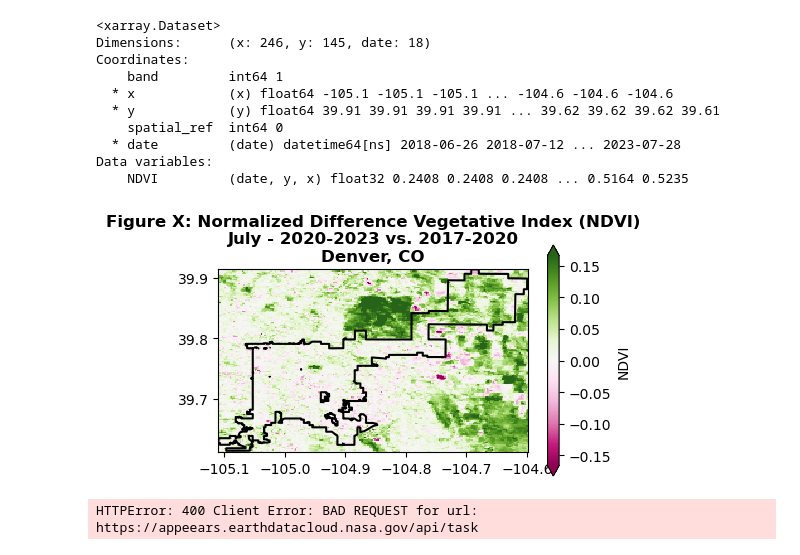
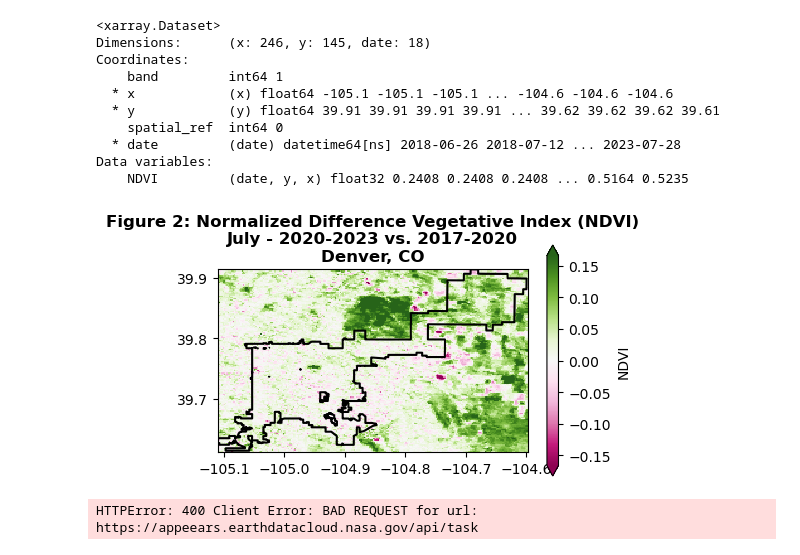
Before and after one commit to cu-esiil-edu/shortcourse-02-vegetation-nquarder, a Jupyter notebook: cheesman.ipynb, the cells around one changed output. Cells and saved outputs as stored; diff of their text form; code cells hidden in the pictures.

Commit message:
fix denver ndvi plot title > Figure 2

```diff
--- a/cheesman.ipynb
+++ b/cheesman.ipynb
@@ -310,18 +310,18 @@ ndvi_diff = (
 # %%
 # Plot the difference
 fig, ax = plt.subplots(figsize=(5,3))
 
 ndvi_diff.plot(x='x', y='y', cmap='PiYG', robust=True, ax=ax)
 dissolved_gdf.plot(edgecolor='black', color='none', ax=ax, linewidth=1.5)
 
 # Turn off x and y axis titles
 ax.set_xlabel('')
 ax.set_ylabel('')
 
-plt.title("Figure X: Normalized Difference Vegetative Index (NDVI)\nJuly - 2020-2023 vs. 2017-2020\nDenver, CO", fontsize=12, fontweight='bold')
+plt.title("Figure 2: Normalized Difference Vegetative Index (NDVI)\nJuly - 2020-2023 vs. 2017-2020\nDenver, CO", fontsize=12, fontweight='bold')
 plt.show()
 # %% [output]
-[figure, old version]
+[figure, new version]
 # %%
 # Initialize AppeearsDownloader for AOD data
 aod_downloader = eaapp.AppeearsDownloader(
```
